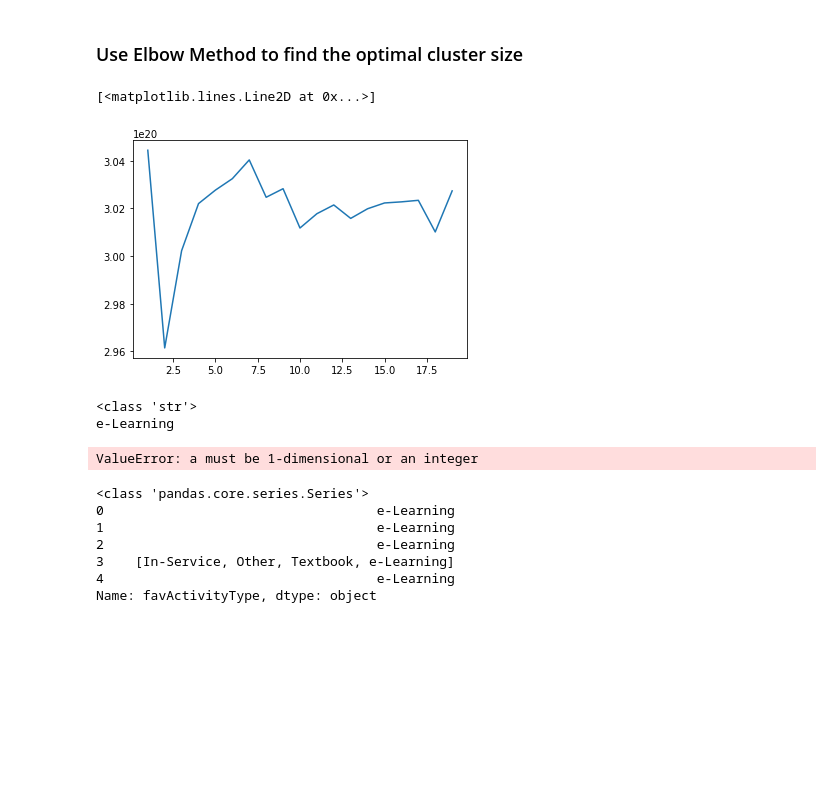
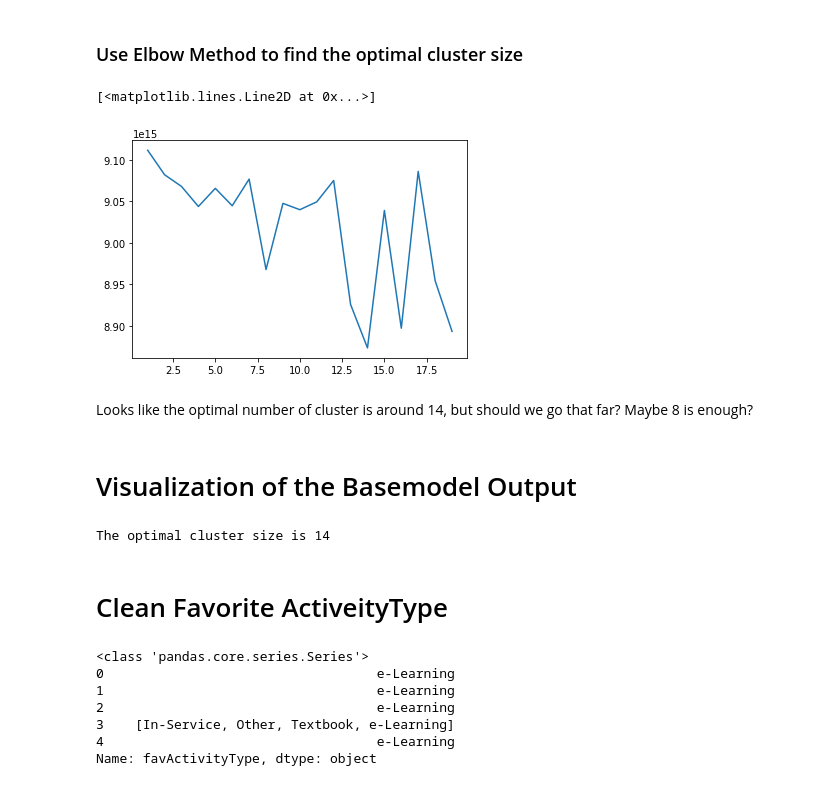
Before and after one commit to BenQuartermaine/customerclustering, a Jupyter notebook: notebooks/ran.ipynb, the cells around one changed output. Drawn from its saved outputs; the diff is of its cells as text; code cells hidden in the pictures; blank space fills up the shorter version.

Commit message:
got the first baseline model

```diff
--- a/notebooks/ran.ipynb
+++ b/notebooks/ran.ipynb
@@ -530,14 +530,23 @@ preproc=make_column_transformer((num_transformer,num_col),(cat_transformer,cat_c
 
 
 # manually transform the numerical and categorical columns
+## numerical
 df_num=pd.DataFrame(num_transformer.fit_transform(df[num_col]))
 df_num.columns=num_col
 df_num.head()
 
-#
-df_
+## categorical
+df_cat=df[cat_col].apply(cat_transformer.fit_transform)
 
-#basepipe=make_pipeline(preproc,MiniBatchKMeans())
+df_processed=df_num
+df_processed[cat_col]=df_cat
+df_processed.head()
+
+# reindex df by userID
+df_processed.set_index(df['userID'],inplace=True)
+df_processed
+
+#basepipe=make_pipeline(preproc,MiniBatchKMeans()) #shame on you!
 
 #basepipe
 # %% [output]
@@ -552,38 +569,31 @@ df_
 # %%
 import matplotlib.pyplot as plt
 # find the optimal n_cluster
-X=df[df.describe().columns]
+X=df_processed
 # Apply the elbow method to find the optimal number of clusters.
 wcss = []
 clusters = list(range(1, 20))
 # YOUR CODE HERE
 for k in clusters:
     err=MiniBatchKMeans(n_clusters=k).fit(X).inertia_
     wcss.append(err)
 
 # YOUR CODE HERE
 plt.plot(clusters,wcss)
 # %% [output]
 [<matplotlib.lines.Line2D at 0x...>]
-[figure, old version]
+[figure, new version]
-# %%
-
-# preprocess
-# Robust Scaling to all numerical features
-# labelEncoder to
-def clean_favActivityType(item):
-    print(type(item))
-    if (type(item)!='str'):
-        print(item)
-        return np.random.choice(item,size=1)[0]
-    else:
-        return item
-
-clean_favActivityType(df['favActivityType'][0])
-#type(df['favActivityType'][8])
-#df['favActivityType'][5]
-#df.info()
-# %% [output]
-<class 'str'>
-e-Learning
-ValueError: a must be 1-dimensional or an integer
+# %% [markdown]
+Looks like the optimal number of cluster is around 14, but should we go that far? Maybe 8 is enough?
+# %% [markdown]
+# Visualization of the Basemodel Output
+# %%
+# The baseline model
+print(f"The optimal cluster size is {clusters[wcss.index(min(wcss))]}") # this gives 14
+n_cluster=14
+base_model=MiniBatchKMeans(n_clusters=14)
+X_pred=base_model.fit(df_processed).predict(df_processed)
+# %% [output]
+The optimal cluster size is 14
+# %% [markdown]
+# Clean Favorite ActiveityType
```
Also changed, not shown: parts of 2 cells of this notebook.
